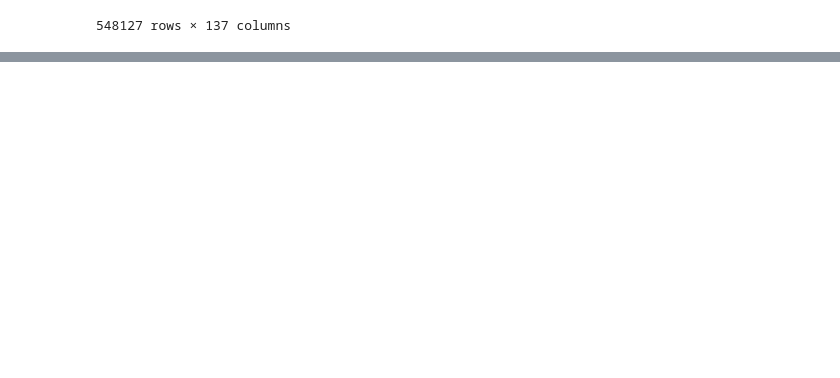
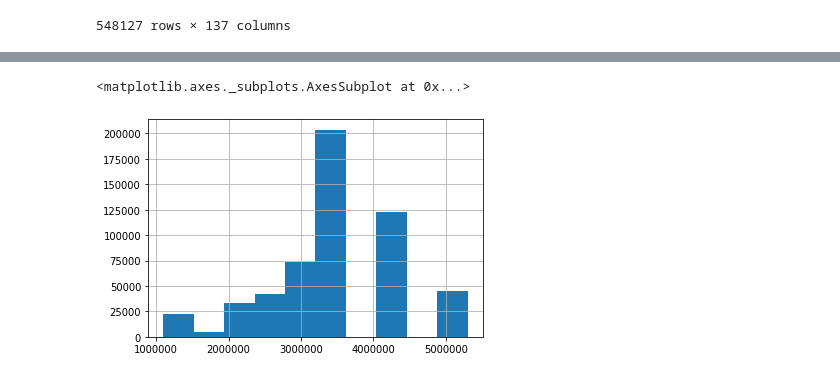
Before and after one commit to hoGodoy/IA, a Jupyter notebook: ExerciciosAnaliseDadosPython.ipynb, the cells around one changed output, grey strips where cells are left out. Saved outputs shown, nothing was run; the diff lists cells and outputs as text; code cells hidden in the pictures; blank space fills up the shorter version.

Commit message:
Acréscimo de ferramentas de análise de dados
pd.read_table()
.head()
.columns.values

.filter()
.head()

.value_counts()
.hist()
.sort_index()
bins=74
porcentagem

```diff
--- a/ExerciciosAnaliseDadosPython.ipynb
+++ b/ExerciciosAnaliseDadosPython.ipynb
@@ -36,0 +123,3 @@ microdadosEnade #Dataframe completo, 548k linhas e 137 colunas
+# %%
+cod_munic = microdadosEnade['CO_MUNIC_CURSO'] #Pegue a coluna 'CO_MUNIC_CURSO' e jogue em 'cod_munic'
+cod_munic.value_counts() # Conte a quantidade de valores únicos de 'cod_munic', quantas vezes aparece cada município.
@@ -36,0 +139,5 @@ microdadosEnade #Dataframe completo, 548k linhas e 137 colunas
+# %%
+cod_munic.hist()# Histograma da quantidade de candidatos por cidade de curso
+# %% [output]
+<matplotlib.axes._subplots.AxesSubplot at 0x...>
+[figure, added]
```
Also changed, not shown: parts of 15 cells of this notebook.
